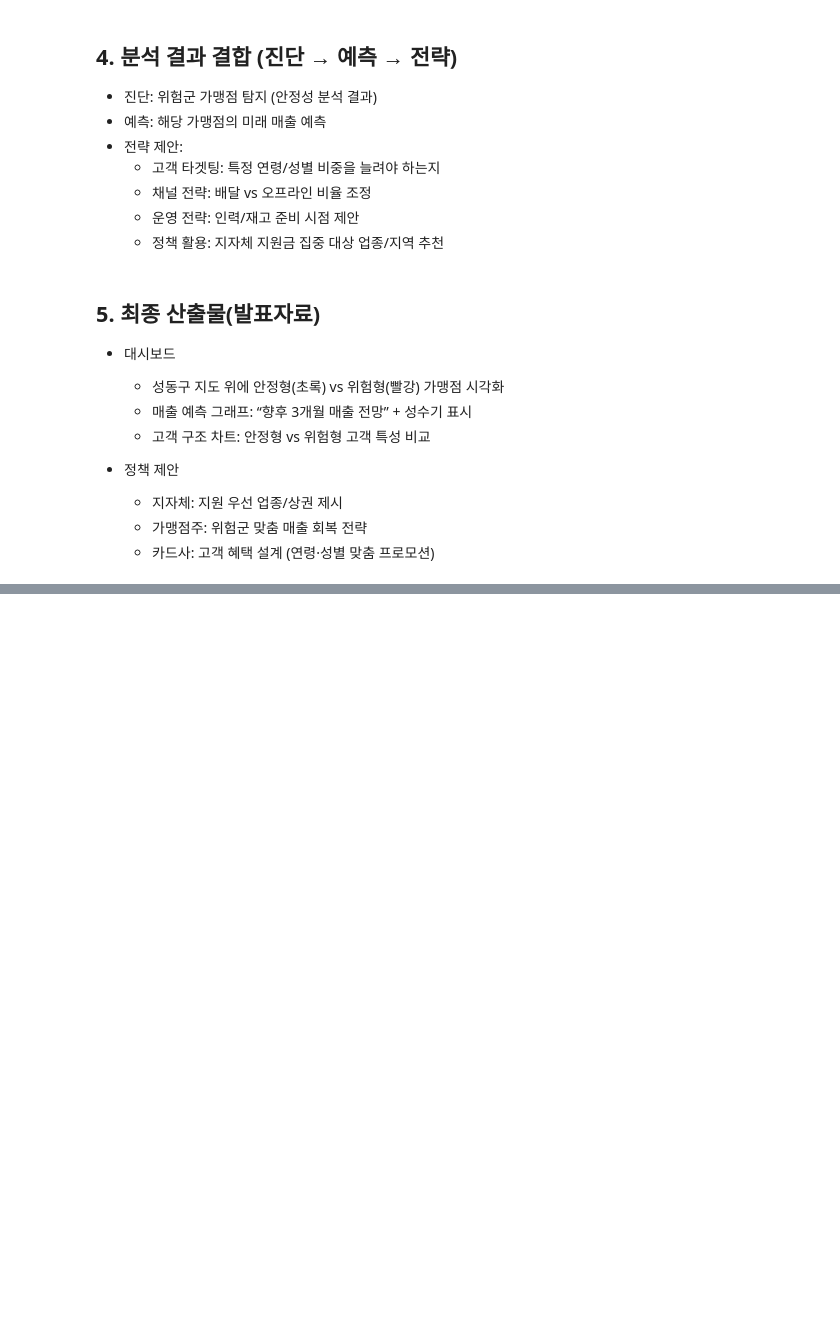
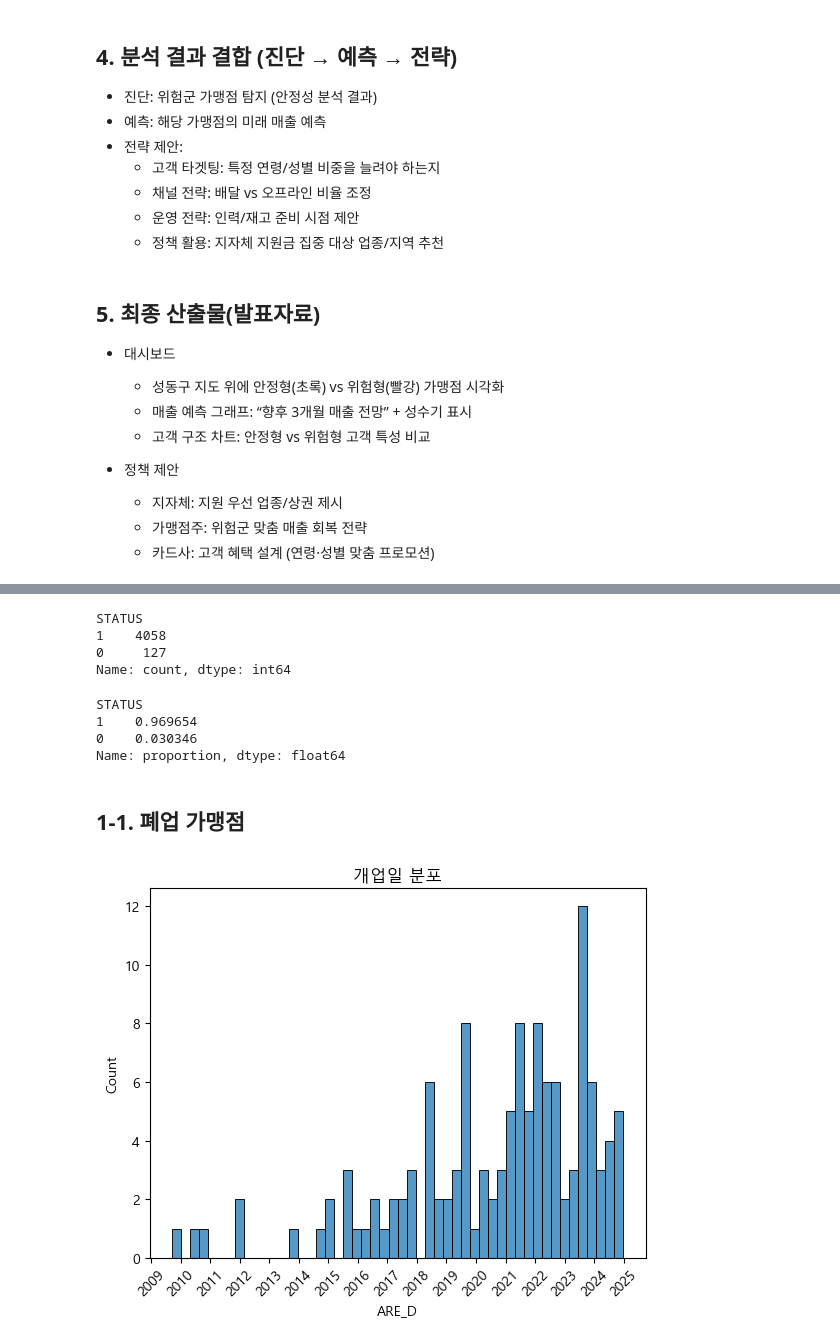
Before and after one commit to milkpotato1000/bigCon_hom, a Jupyter notebook: eda_sc.ipynb, the cells around one changed output, grey strips where cells are left out. Drawn from its saved outputs; the diff is of its cells as text; code cells hidden in the pictures; blank space fills up the shorter version.

```diff
--- a/eda_sc.ipynb
+++ b/eda_sc.ipynb
@@ -107,0 +132,15 @@ transactions.head()
+# %%
+# 가맹점 정보 데이터 로드
+merchats = merchants = pd.read_csv('data/big_data_set1_f.csv', encoding='cp949')
+merchants.info()
+
+# 날짜 컬럼은 date_time 형식으로 변환
+merchants['ARE_D'] = pd.to_datetime(merchants['ARE_D'], format='%Y%m%d', errors='coerce')
+merchants['MCT_ME_D'] = pd.to_datetime(merchants['MCT_ME_D'], format='%Y%m%d', errors='coerce')
+
+# 운영중 = 1, 폐업 = 0
+merchants['STATUS'] = merchants['MCT_ME_D'].apply(lambda x: 0 if pd.notnull(x) else 1)
+merchants['MCT_ME_D'] = merchants['MCT_ME_D'].fillna(pd.to_datetime(20250930, format='%Y%m%d', errors='coerce'))
+
+# 존속기간 (일수)
+merchants['DUR_DAYS'] = (merchants['MCT_ME_D'] - merchants['ARE_D']).dt.days
@@ -107,0 +170,44 @@ transactions.head()
+# %%
+merchants['STATUS'].value_counts()
+# %% [output]
+STATUS
+1    4058
+0     127
+Name: count, dtype: int64
+# %%
+merchants['STATUS'].value_counts(normalize=True)
+# %% [output]
+STATUS
+1    0.969654
+0    0.030346
+Name: proportion, dtype: float64
+# %%
+m_close = merchants[merchants['STATUS'] == 0]
+# %% [markdown]
+## 1-1. 폐업 가맹점
+# %%
+import seaborn as sns
+import matplotlib.pyplot as plt
+import matplotlib as mpl
+import matplotlib.dates as mdates
+import matplotlib.ticker as ticker
+from matplotlib import font_manager as fm
+
+# 1. 기본 폰트는 시스템 기본 유지
+plt.rcParams['axes.unicode_minus'] = True  # 음수 기호 정상 표시
+
+# 2. 한글만 따로 맑은고딕 사용
+# 텍스트를 그릴 때 fontproperties 지정
+malgun_font = fm.FontProperties(fname='C:/Windows/Fonts/malgun.ttf')  # Windows 경로
+# %%
+sns.histplot(m_close['ARE_D'], bins=50)
+plt.title('개업일 분포')
+
+# x축을 연도 단위로만 표시
+plt.gca().xaxis.set_major_locator(mdates.YearLocator())   # 1년 단위 tick
+plt.gca().xaxis.set_major_formatter(mdates.DateFormatter('%Y'))  # 'YYYY' 형식
+
+plt.xticks(rotation=45)  # 보기 좋게 45도 회전 (옵션)
+plt.show()
+# %% [output]
+[figure, added]
```
Also changed, not shown: parts of 27 cells of this notebook.
